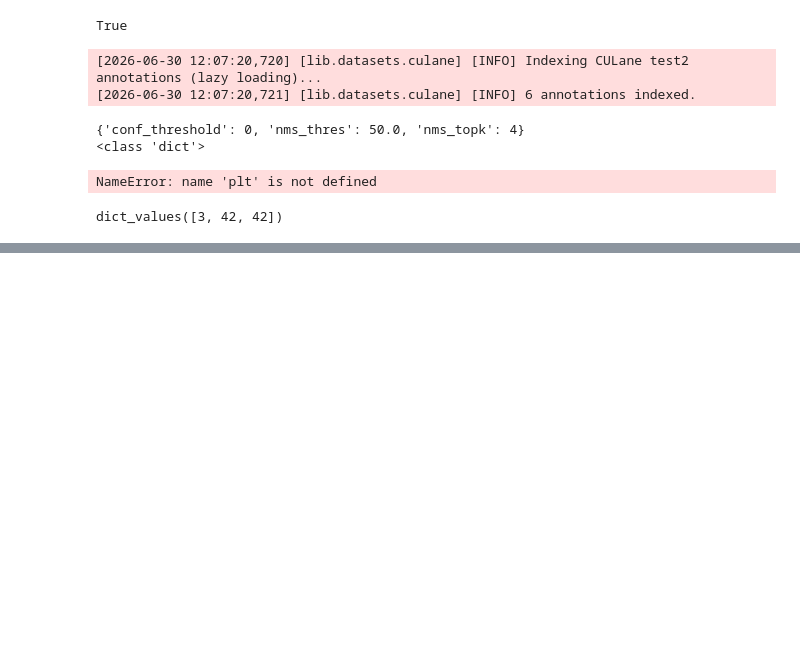
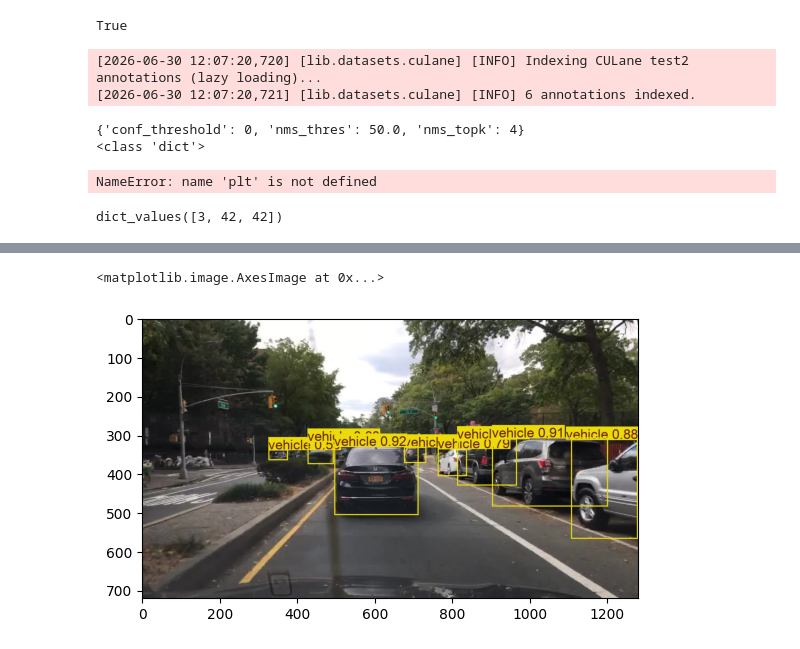
Before and after one commit to Duck1405/Autonomous-Bicycle, a Jupyter notebook: LaneATT/inference.ipynb, the cells around one changed output, grey strips where cells are left out. Drawn from its saved outputs; the diff is of its cells as text; code cells hidden in the pictures; blank space fills up the shorter version.

```diff
--- a/LaneATT/inference.ipynb
+++ b/LaneATT/inference.ipynb
@@ -170,3 +170,20 @@ s = {"dsa": 3, "sdsasa": 42, "dsda": 42}
 s.values()
 # %% [output]
 dict_values([3, 42, 42])
+# %%
+from lib.yolo import YoloInference
+from pathlib import Path
+from PIL import Image
+wieght = "/Users/amannindra/Projects/Auto/Autonomous-Bicycle/Yolov11/runs/yolo11n_coco45/weights/last.pt"
+
+model = YoloInference(wieght, 0.5)
+
+path = "/Users/amannindra/Projects/Auto/100k_images/test"
+
+folder = Path(path)
+
+# 2. Get only files (excludes subfolders)
+files = [f for f in folder.iterdir() if f.is_file()]
+output = model.infer(files[0])
+print(type(output))
+print(output)
@@ -172,0 +228,10 @@ dict_values([3, 42, 42])
+# %%
+frame = model.draw(Image.open(files[0]), output)
+# %%
+import matplotlib.pyplot as plt
+
+
+plt.imshow(frame)
+# %% [output]
+<matplotlib.image.AxesImage at 0x...>
+[figure, added]
```
Also changed, not shown: parts of 3 cells of this notebook, 34 other files.
